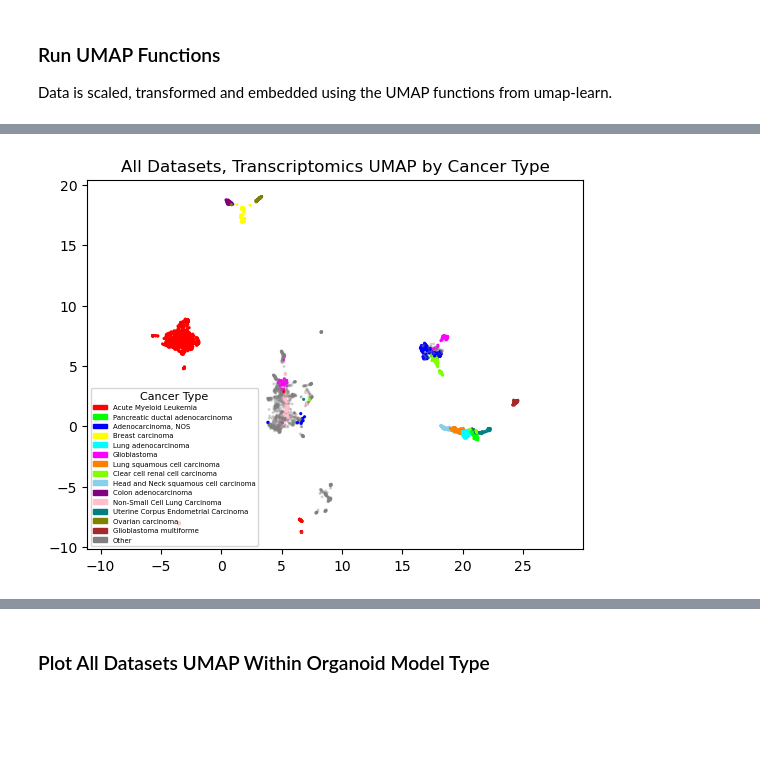
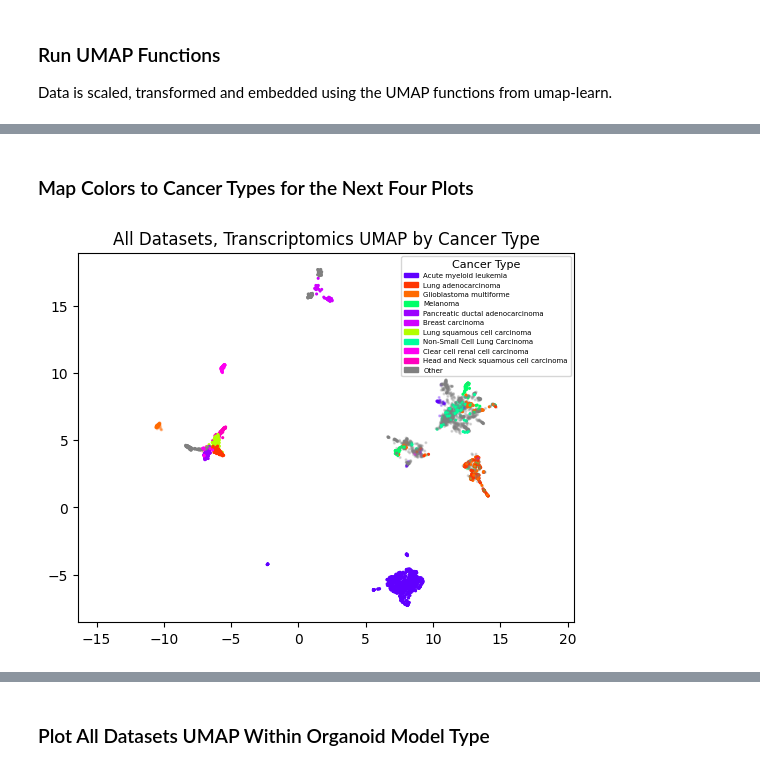
Before and after one commit to PNNL-CompBio/coderdata, a Jupyter notebook: tutorials/Data_Exploration_UMAP_Tutorial.ipynb, the cells around one changed output, grey strips where cells are left out. Saved outputs shown, nothing was run; the diff lists cells and outputs as text; code cells hidden in the pictures; blank space fills up the shorter version.

```diff
--- a/tutorials/Data_Exploration_UMAP_Tutorial.ipynb
+++ b/tutorials/Data_Exploration_UMAP_Tutorial.ipynb
@@ -135,5 +194,5 @@ Retreivable data: model_type, source.
 jd3_sample_col = joined_dataset3.transcriptomics.iloc[:, 0].to_frame()
 jd3_sample_col['model_type'] = jd3_sample_col['improve_sample_id'].map(model_type_sample_map)
 jd3_sample_col['model_type'] = jd3_sample_col['model_type'].map(model_type_dict)
-jd3_sample_col['source'] = jd3_sample_col['improve_sample_id'].map(source_sample_map)
+jd3_sample_col['study'] = jd3_sample_col['improve_sample_id'].map(study_sample_map)
 jd3_sample_col['cancer_type'] = jd3_sample_col['improve_sample_id'].map(cancer_type_sample_map)
@@ -197,53 +291,50 @@ Text(0.5, 1.0, 'All Datasets, Transcriptomics UMAP by Model Type')
+# %% [markdown]
+### Map Colors to Cancer Types for the Next Four Plots
+# %%
+top_10_organoid = jd3_sample_col[jd3_sample_col.model_type == "organoid"].cancer_type.value_counts().head(10).index
+top_10_cell_line = jd3_sample_col[jd3_sample_col.model_type == "cell line"].cancer_type.value_counts().head(10).index
+top_10_tumor = jd3_sample_col[jd3_sample_col.model_type == "tumor"].cancer_type.value_counts().head(10).index
+top_10_cancer_type = jd3_sample_col.cancer_type.value_counts().head(10).index
+
+top_10_organoid_series = pd.Series(top_10_organoid)
+top_10_cell_line_series = pd.Series(top_10_cell_line)
+top_10_tumor_series = pd.Series(top_10_tumor)
+top_10_cancer_type_series = pd.Series(top_10_cancer_type)
+# Step 2: Create a Unified List of Unique Top Cancer Types
+all_top_cancer_types = pd.Series(pd.concat([top_10_organoid_series, top_10_cell_line_series, top_10_tumor_series,top_10_cancer_type_series]).unique())
+
+# # Step 3: Generate a Color Mapping for These Cancer Types
+colors = sns.color_palette("hsv", len(all_top_cancer_types))
+color_map = {cancer_type: color for cancer_type, color in zip(all_top_cancer_types, colors)}
+# Manually set "Other" to grey
+color_map['Other'] = (0.5, 0.5, 0.5)
 # %%
-jd3_sample_col['cancer_type'] = jd3_sample_col['cancer_type'].replace("ACUTE MYELOID LEUKAEMIA", "Acute Myeloid Leukemia")
 
-top_5_cancer_types = jd3_sample_col.cancer_type.value_counts().head(14).index
+top_10_types = jd3_sample_col.cancer_type.value_counts().head(10).index
 
-# Map each cancer type to either its name (if in the top 5) or 'Other'
-jd3_sample_col['cancer_group'] = jd3_sample_col['cancer_type'].apply(lambda x: x if x in top_5_cancer_types else 'Other')
+# Create a new column for mapping colors with the unified color scheme, considering only top 10 for the current model
+jd3_sample_col[f'full_color_group'] = jd3_sample_col.apply(
+    lambda row: row.cancer_type if row.cancer_type in top_10_types else 'Other', axis=1
+)
 
-# Create a color map for the cancer types, including 'Other'
-unique_cancer_groups = pd.concat([pd.Series(top_5_cancer_types), pd.Series(['Other'])])
-# colors = sns.color_palette("hsv", len(unique_cancer_groups))
-colors = [
-    (1.0, 0.0, 0.0),      # Red
-    (0.0, 1.0, 0.0),      # Green
-    (0.0, 0.0, 1.0),      # Blue
-    (1.0, 1.0, 0.0),      # Yellow
-    (0.0, 1.0, 1.0),      # Cyan
-    (1.0, 0.0, 1.0),      # Magenta
-    (1.0, 0.5, 0.0),      # Orange
-    (0.5, 1.0, 0.0),      # Lime
-    (0.53, 0.81, 0.92),   # Sky Blue
-    (0.5, 0.0, 0.5),      # Purple
-    (1.0, 0.75, 0.8),     # Pink
-    (0.0, 0.5, 0.5),      # Teal
-    (0.5, 0.5, 0.0),      # Olive
-    (0.65, 0.16, 0.16),   # Brown
-    (0.5, 0.5, 0.5)       # Grey
-]
-color_map = dict(zip(unique_cancer_groups, colors))
+jd3_sample_col['color'] = jd3_sample_col[f'full_color_group'].map(color_map)
 
-# Map the cancer_group to actual colors for plotting
-jd3_sample_col['color'] = jd3_sample_col['cancer_group'].map(color_map)
-
-# Generate custom legend handles based on the cancer groups
-legend_handles = [mpatches.Patch(color=color_map[name], label=name) for name in unique_cancer_groups]
 jd3_sample_col['alpha'] = jd3_sample_col['cancer_group'].apply(lambda x: 0.25 if x == 'Other' else 1.0)
+legend_handles = [mpatches.Patch(color=color_map[group], label=group) for group in list(top_10_types) + ['Other']]
 
 # Plotting
 plt.scatter(
     embedding_t_full_data[:, 0],
     embedding_t_full_data[:, 1],
     c=jd3_sample_col['color'],  # Use the mapped colors
     alpha=jd3_sample_col['alpha'],  # Apply the alpha values here
     s=1.5
 )
 
 plt.legend(handles=legend_handles, title='Cancer Type', prop={'size': 5}, title_fontsize=8)
 plt.gca().set_aspect('equal', 'datalim')
 plt.title('All Datasets, Transcriptomics UMAP by Cancer Type', fontsize=12)
 plt.show()
 # %% [output]
-[figure, old version]
+[figure, new version]
 # %%
```
Also changed, not shown: parts of 38 cells of this notebook.
